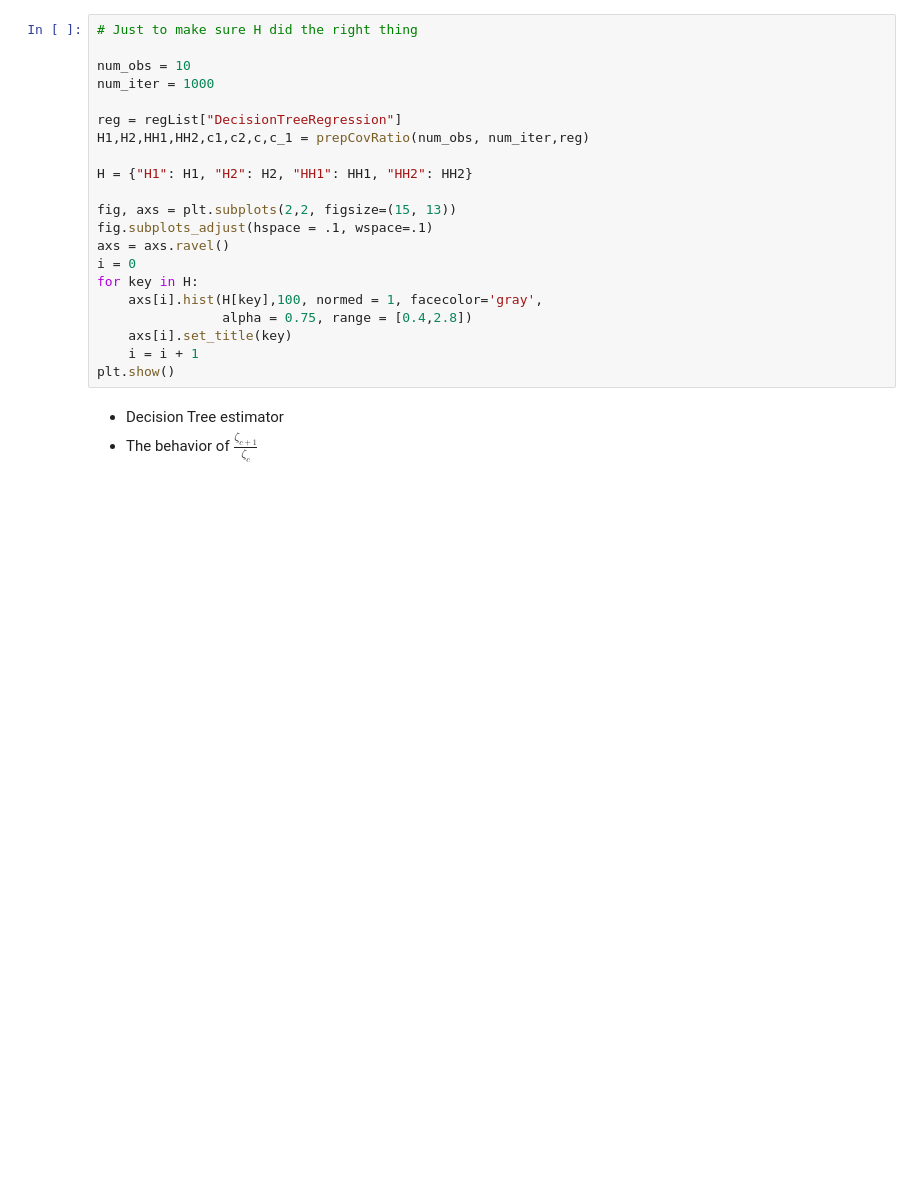
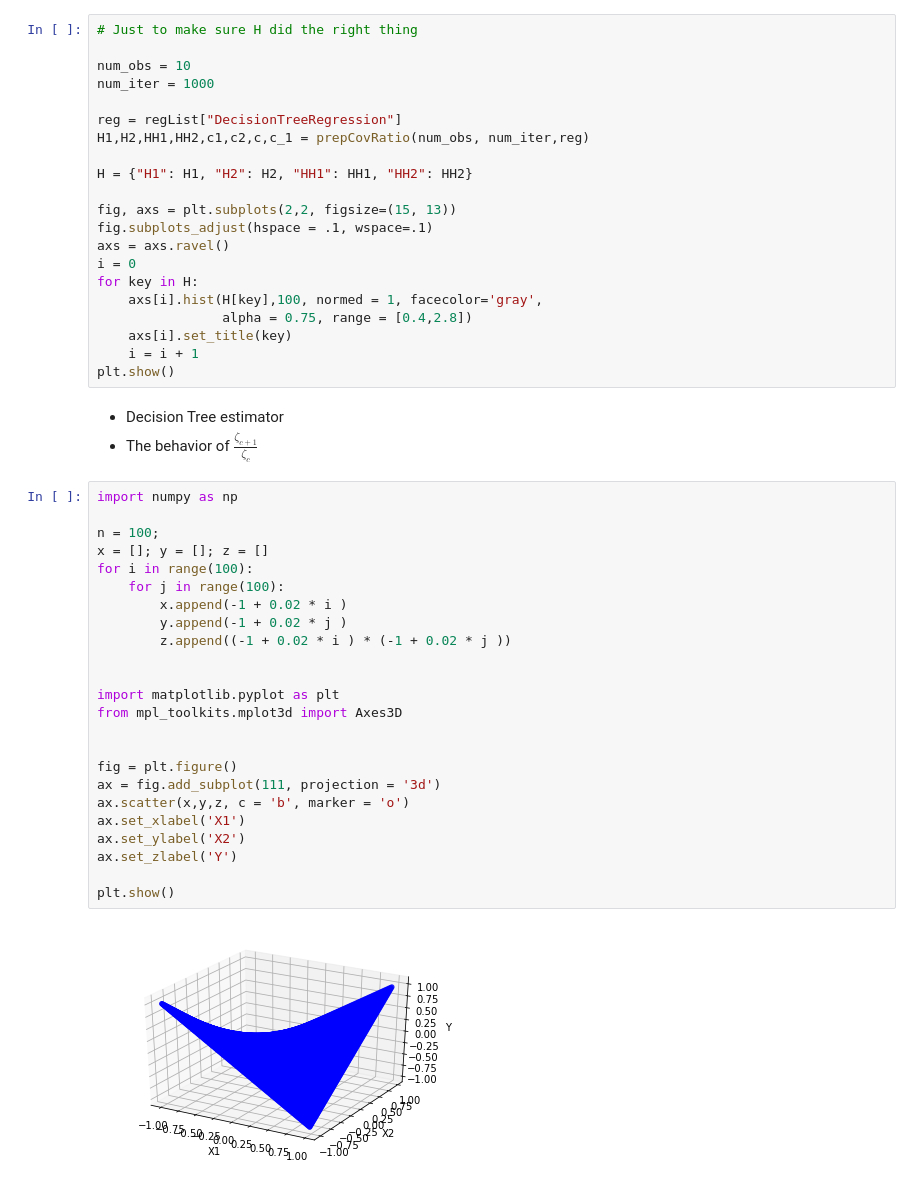
Before and after one commit to LandSurveyorK/ML_python, a Jupyter notebook: Ustatistics.ipynb, the cells around one changed output. Cells and saved outputs as stored; diff of their text form; blank space fills up the shorter version.

```diff
--- a/Ustatistics.ipynb
+++ b/Ustatistics.ipynb
@@ -351,3 +351,29 @@ plt.show()
 # %% [markdown]
 -  Decision Tree estimator
 - The behavior of $\frac{\zeta_{c+1}}{\zeta_c}$
+# %%
+import numpy as np
+
+n = 100;
+x = []; y = []; z = []
+for i in range(100):
+    for j in range(100):
+        x.append(-1 + 0.02 * i )
+        y.append(-1 + 0.02 * j )
+        z.append((-1 + 0.02 * i ) * (-1 + 0.02 * j ))
+
+
+import matplotlib.pyplot as plt
+from mpl_toolkits.mplot3d import Axes3D
+
+
+fig = plt.figure()
+ax = fig.add_subplot(111, projection = '3d')
+ax.scatter(x,y,z, c = 'b', marker = 'o')
+ax.set_xlabel('X1')
+ax.set_ylabel('X2')
+ax.set_zlabel('Y')
+
+plt.show()
+# %% [output]
+[figure, added]
```
